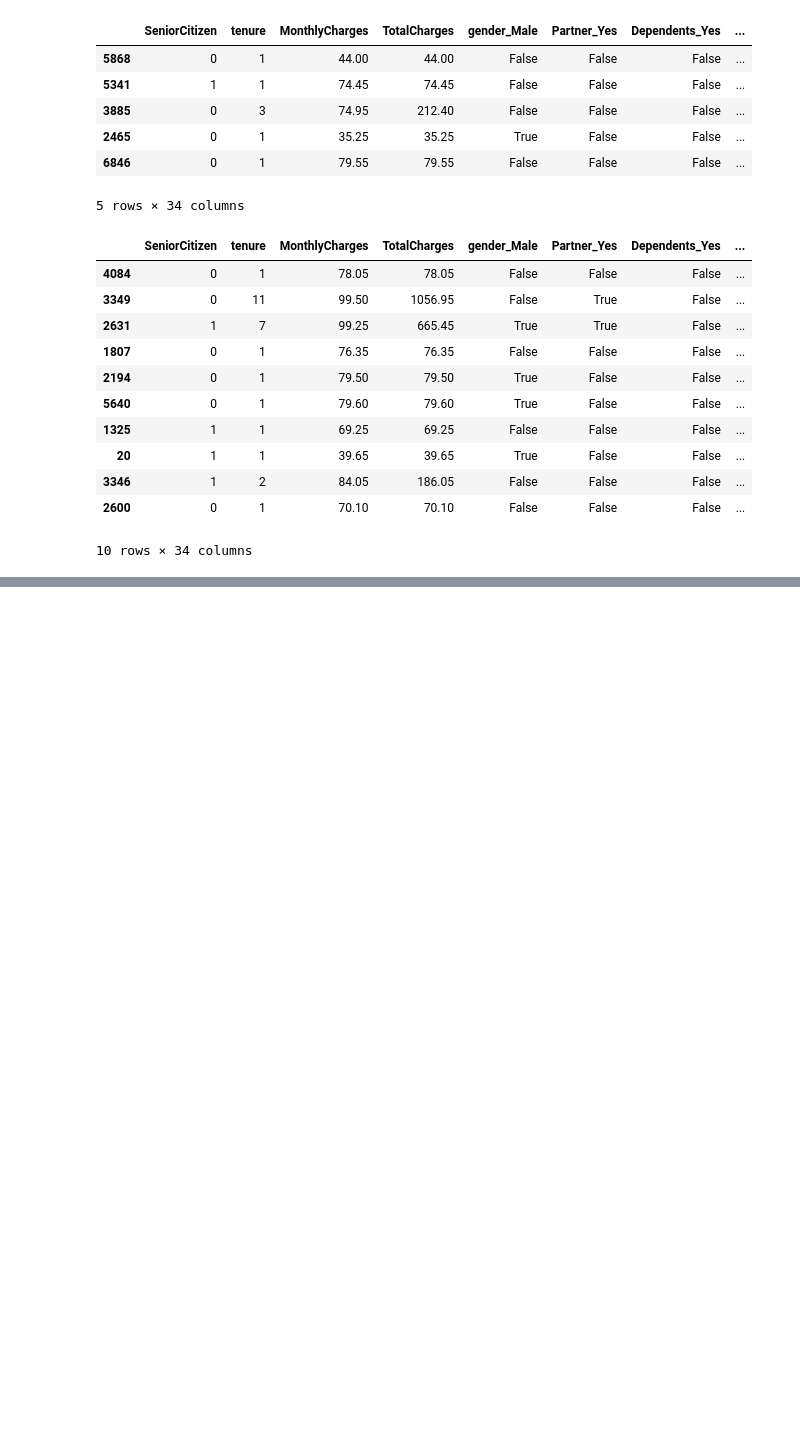
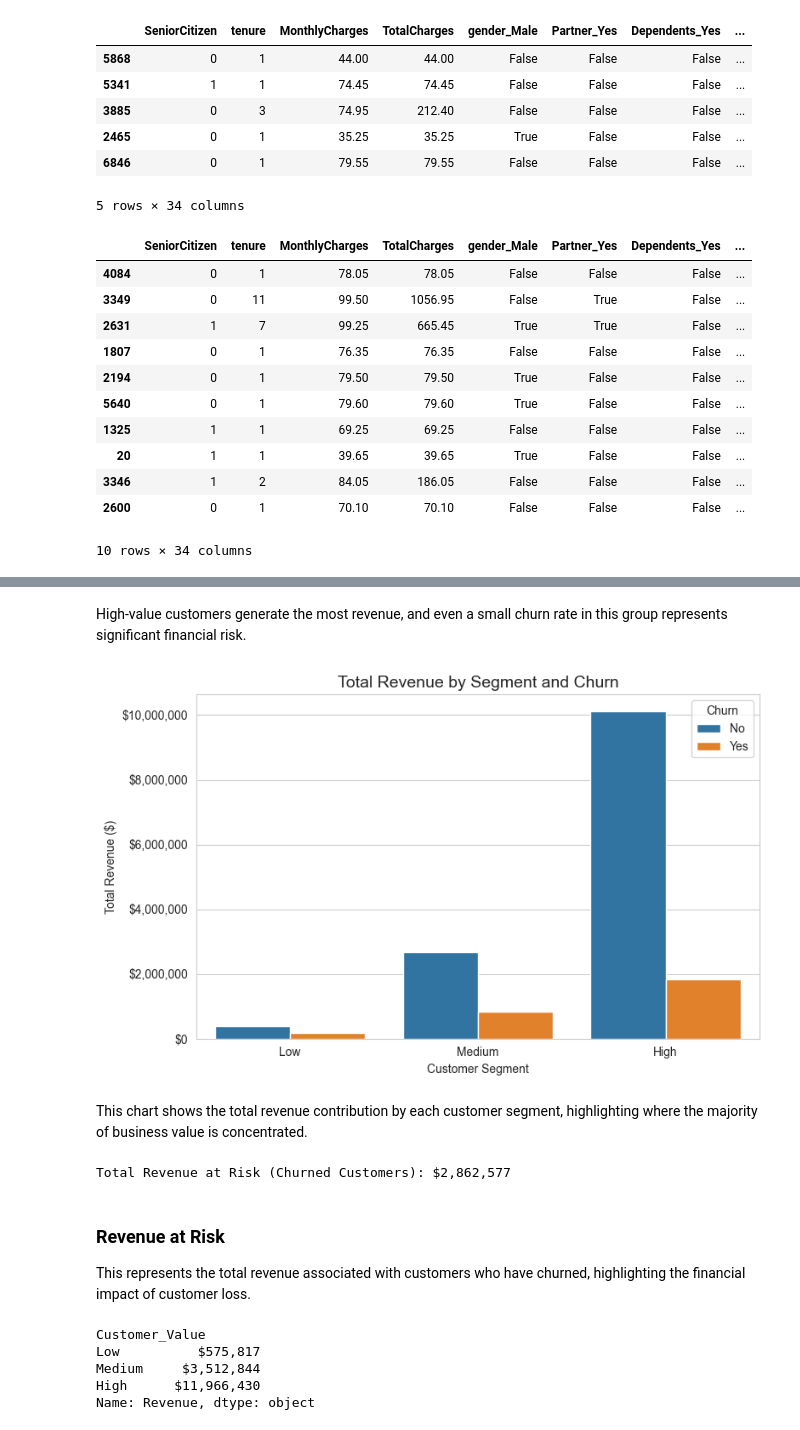
Before and after one commit to Jovaun1/customer-churn-analysis, a Jupyter notebook: churn_analysis.ipynb, the cells around one changed output, grey strips where cells are left out. Saved outputs shown, nothing was run; the diff lists cells and outputs as text; code cells hidden in the pictures; blank space fills up the shorter version.

```diff
--- a/churn_analysis.ipynb
+++ b/churn_analysis.ipynb
@@ -343,0 +443,51 @@ high_risk.sort_values(by="Churn_Probability", ascending=False).head(10)
+# %% [markdown]
+High-value customers generate the most revenue, and even a small churn rate in this group represents significant financial risk.
+# %%
+# visualize revenue by segment and churn
+sns.set_style("whitegrid")
+plt.figure(figsize=(8,5))
+
+ax = sns.barplot(
+    x="Customer_Value",
+    y="Revenue",
+    hue="Churn",
+    data=df,
+    estimator=sum,
+    errorbar=None
+)
+
+
+ax.yaxis.set_major_formatter(mtick.StrMethodFormatter('${x:,.0f}'))
+
+plt.title("Total Revenue by Segment and Churn", fontsize=14)
+plt.xlabel("Customer Segment")
+plt.ylabel("Total Revenue ($)")
+
+plt.legend(title="Churn", labels=["No", "Yes"])
+
+plt.tight_layout()
+plt.show()
+# High-value customers generate the most revenue, and even a small churn rate in this group represents significant financial risk.
+# %% [output]
+[figure, added]
+# %% [markdown]
+This chart shows the total revenue contribution by each customer segment, highlighting where the majority of business value is concentrated.
+# %%
+# total revenue at risk (churned customers)
+revenue_at_risk = df[df["Churn"] == "Yes"]["Revenue"].sum()
+print(f"Total Revenue at Risk (Churned Customers): ${revenue_at_risk:,.0f}")
+# %% [output]
+Total Revenue at Risk (Churned Customers): $2,862,577
+# %% [markdown]
+### Revenue at Risk
+
+This represents the total revenue associated with customers who have churned, highlighting the financial impact of customer loss.
+# %%
+# total revenue by segment (clean table)
+df.groupby("Customer_Value")["Revenue"].sum().apply(lambda x: f"${x:,.0f}")
+# %% [output]
+Customer_Value
+Low          $575,817
+Medium     $3,512,844
+High      $11,966,430
+Name: Revenue, dtype: object
```
Also changed, not shown: parts of 10 cells of this notebook.
